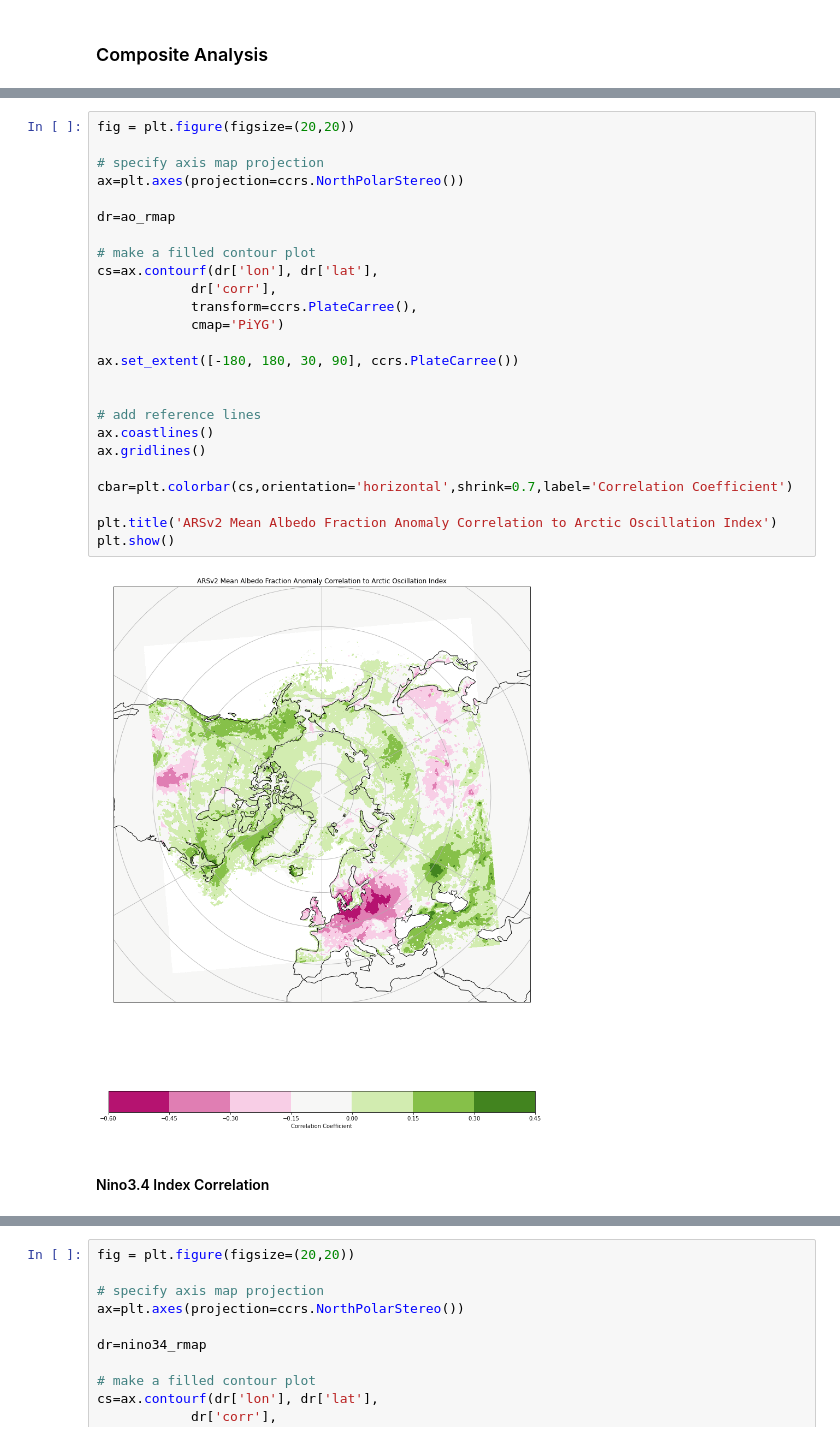
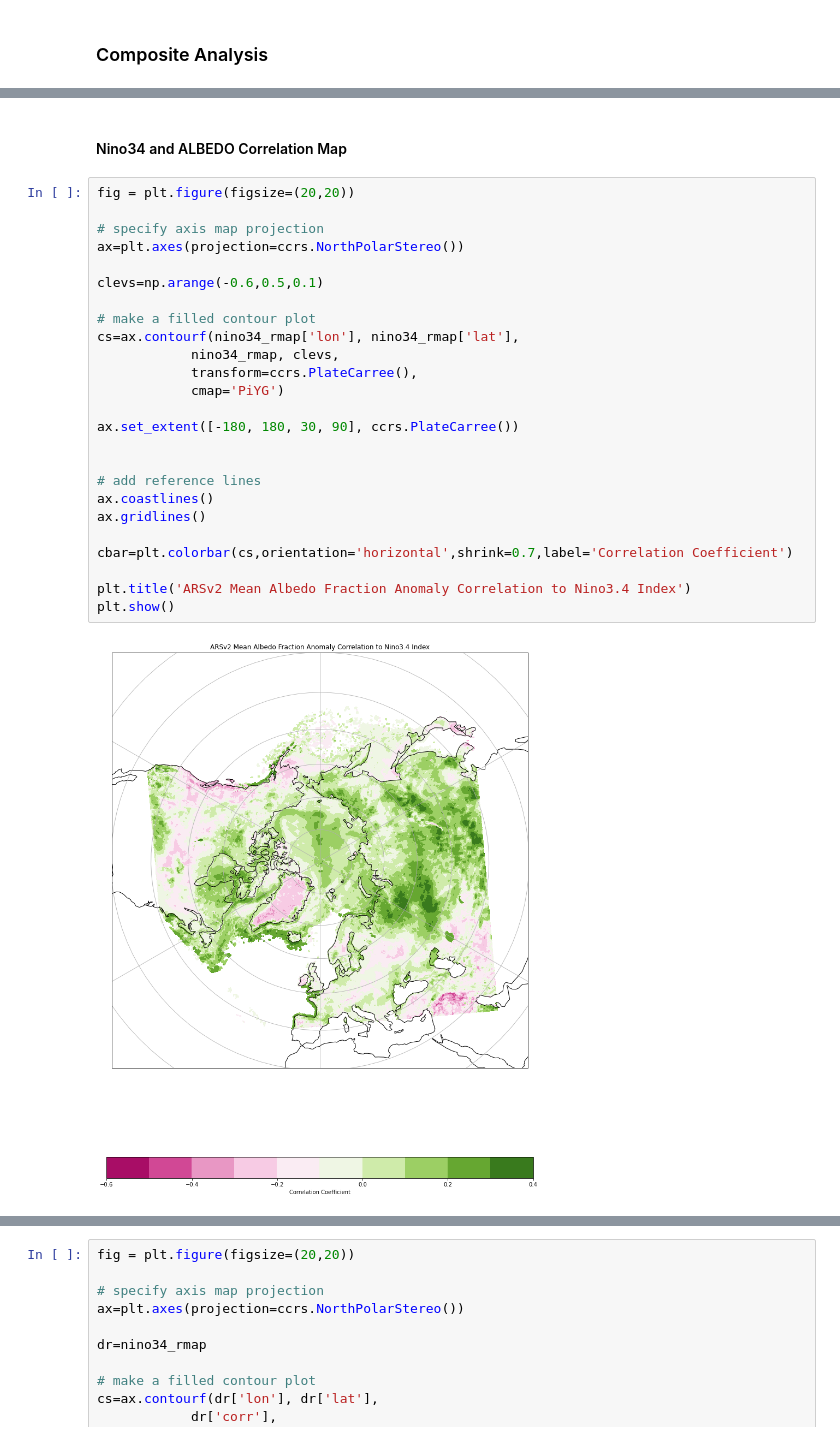
Before and after one commit to juozasg/clim-data, a Jupyter notebook: FinalProject-Revision.ipynb, the cells around one changed output, grey strips where cells are left out. Saved outputs shown, nothing was run; the diff lists cells and outputs as text.

```diff
--- a/FinalProject-Revision.ipynb
+++ b/FinalProject-Revision.ipynb
@@ -133,29 +278,29 @@ Data variables:
+# %% [markdown]
+#### Nino34 and ALBEDO Correlation Map
 # %%
 fig = plt.figure(figsize=(20,20))
 
 # specify axis map projection
 ax=plt.axes(projection=ccrs.NorthPolarStereo())
 
-dr=ao_rmap
+clevs=np.arange(-0.6,0.5,0.1)
 
 # make a filled contour plot
-cs=ax.contourf(dr['lon'], dr['lat'],
-            dr['corr'],
+cs=ax.contourf(nino34_rmap['lon'], nino34_rmap['lat'],
+            nino34_rmap, clevs,
             transform=ccrs.PlateCarree(),
             cmap='PiYG')
 
 ax.set_extent([-180, 180, 30, 90], ccrs.PlateCarree())
 
 
 # add reference lines
 ax.coastlines()
 ax.gridlines()
 
 cbar=plt.colorbar(cs,orientation='horizontal',shrink=0.7,label='Correlation Coefficient')
 
-plt.title('ARSv2 Mean Albedo Fraction Anomaly Correlation to Arctic Oscillation Index')
+plt.title('ARSv2 Mean Albedo Fraction Anomaly Correlation to Nino3.4 Index')
 plt.show()
 # %% [output]
-[figure, old version]
+[figure, new version]
-# %% [markdown]
-#### Nino3.4 Index Correlation
```
Also changed, not shown: parts of 34 cells of this notebook, 8 other files.
